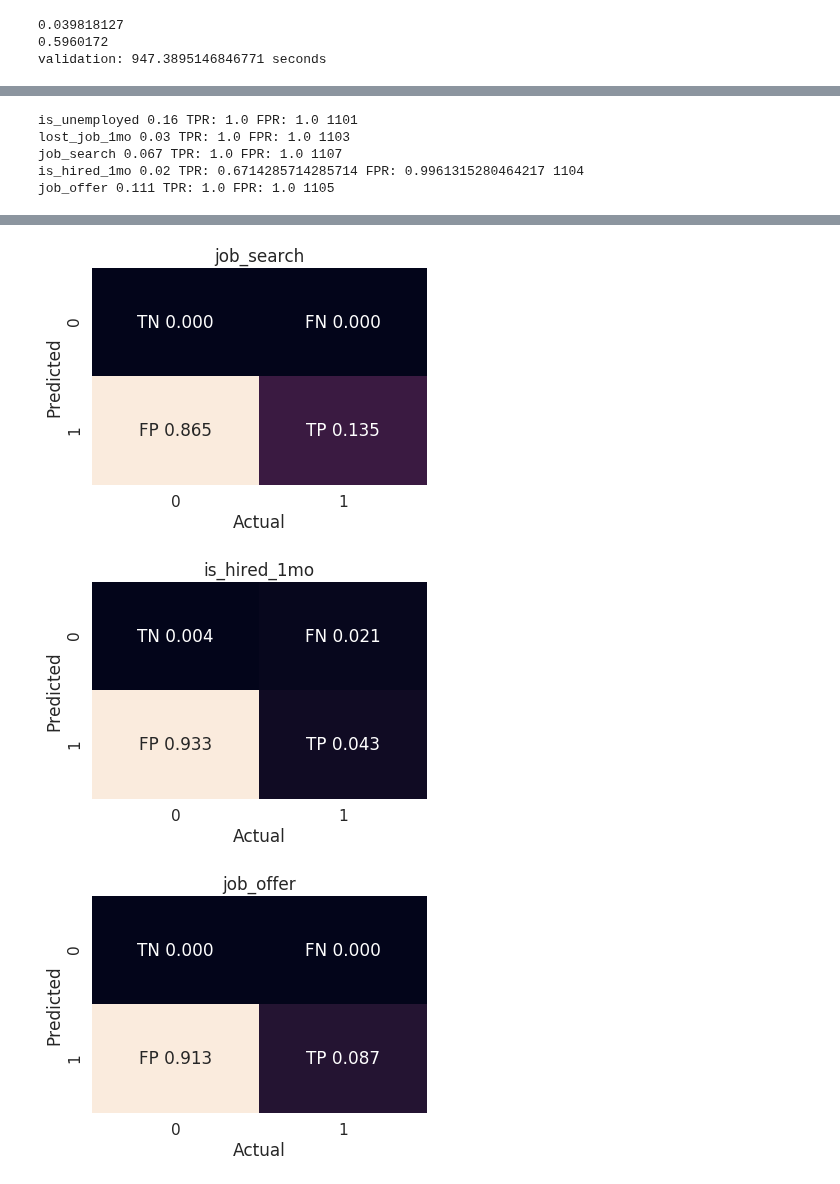
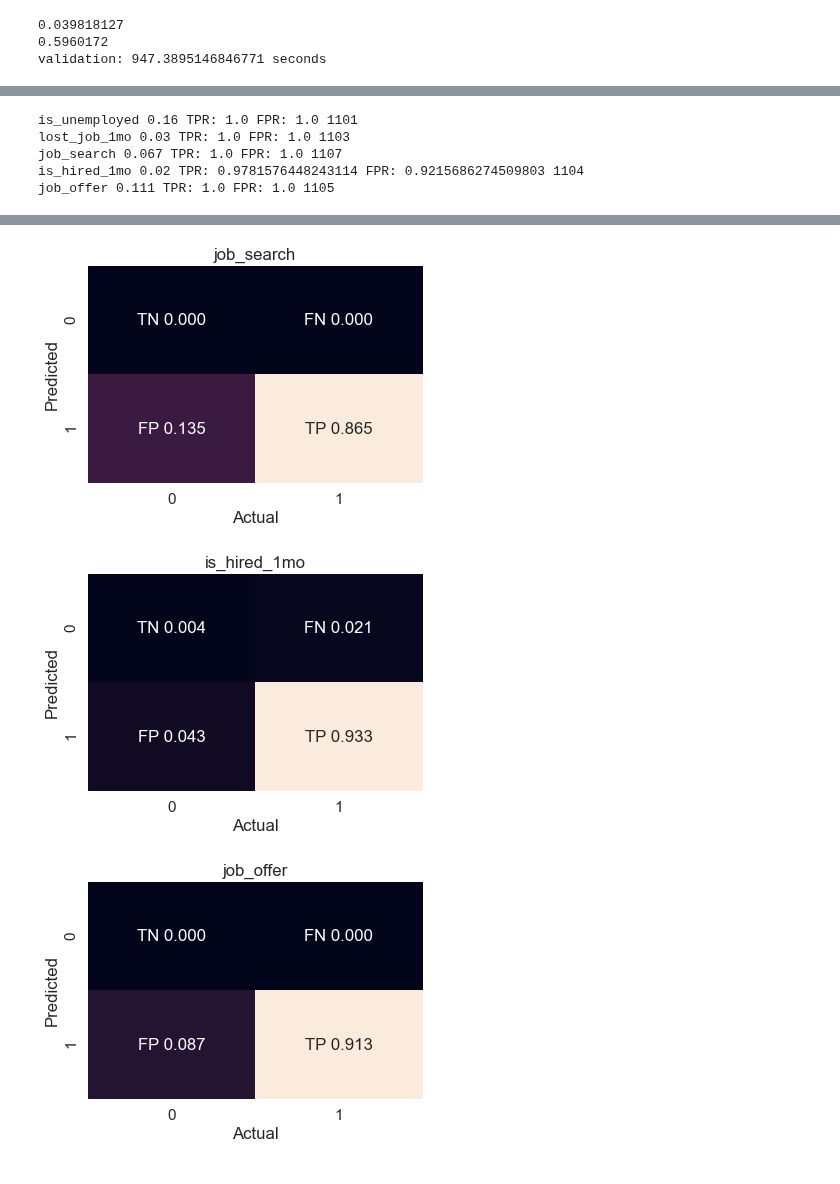
Before and after one commit to spfraib/twitter, a Jupyter notebook: 8-boundary-classified/dval8.2-hitograms, confusion, ROC.ipynb, the cells around one changed output, grey strips where cells are left out. Drawn from its saved outputs; the diff is of its cells as text; code cells hidden in the pictures.

```diff
--- a/8-boundary-classified/dval8.2-hitograms, confusion, ROC.ipynb
+++ b/8-boundary-classified/dval8.2-hitograms, confusion, ROC.ipynb
@@ -235,6 +235,15 @@ time taken to load all this stuff: 15.333245992660522 seconds
 [figure]
 # %%
 # histograms plot
+
+import pickle
+
+with open("./all_pred_8.2.pkl", 'rb') as f:
+    # The protocol version used is detected automatically, so we do not
+    # have to specify it.
+    all_pred = pickle.load(f)
+
+
 for column in ["is_unemployed", "lost_job_1mo", "job_search", "is_hired_1mo", "job_offer"]:
     print(column)
     merged = all_pred[column]
@@ -249,8 +258,8 @@ for column in ["is_unemployed", "lost_job_1mo", "job_search", "is_hired_1mo", "j
 
     # plt..yscale(value)
     plt.title(column)
-    ax.legend()
+#     ax.legend()
 
-    plt.savefig('/scratch/da2734/twitter/mturk_mar6/data_binary/plot_{}.png'.format(column))
+#     plt.savefig('/scratch/da2734/twitter/mturk_mar6/data_binary/plot_{}.png'.format(column))
 # %% [output]
 is_unemployed
@@ -398,12 +402,15 @@ load model: 868.0600974559784 seconds
 0.5960172
 validation: 947.3895146846771 seconds
 # %%
-# ROC plot
+# ROC plot from learner.validate()
 %matplotlib inline
 import matplotlib
 import matplotlib.pyplot as plt
 
-
+with open("./ROC_dict_8.2.pkl", 'rb') as f:
+    # The protocol version used is detected automatically, so we do not
+    # have to specify it.
+    ROC_dict = pickle.load(f)
 
 for column in ["is_unemployed", "lost_job_1mo", "job_search", "is_hired_1mo", "job_offer"]:
 
@@ -463,4 +555,6 @@ for column in ["is_unemployed", "lost_job_1mo", "job_search", "is_hired_1mo", "j
 # %%
+# confusion matrix
+
 import seaborn as sn
 from matplotlib.colors import ListedColormap
 
@@ -481,8 +575,8 @@ for column in ["is_unemployed", "lost_job_1mo", "job_search", "is_hired_1mo", "j
 #     print(threshold)
 
 #     print(merged.loc[merged['pos_model'] > 0.9])
-    TP = np.sum(merged.loc[merged['pos_model'] > threshold, 'pos'])
-    FP = np.sum(merged.loc[merged['pos_model'] > threshold, 'neg'])
+    TP = np.sum(merged.loc[merged['pos_model'] > threshold, 'neg'])
+    FP = np.sum(merged.loc[merged['pos_model'] > threshold, 'pos'])
     TN = np.sum(merged.loc[merged['pos_model'] < threshold, 'neg'])
     FN = np.sum(merged.loc[merged['pos_model'] < threshold, 'pos'])
 #     TN = np.sum(merged.loc[merged['neg_model'] > threshold, 'neg'])
@@ -515,11 +609,11 @@ for column in ["is_unemployed", "lost_job_1mo", "job_search", "is_hired_1mo", "j
 
 #     break
 
-load from pickles
-why am I getting different results between ROC curve and confusion matrices at the same thresholds?
+# load from pickles
+# why am I getting different results between ROC curve and confusion matrices at the same thresholds?
 # %% [output]
 is_unemployed 0.16 TPR: 1.0 FPR: 1.0 1101
 lost_job_1mo 0.03 TPR: 1.0 FPR: 1.0 1103
 job_search 0.067 TPR: 1.0 FPR: 1.0 1107
-is_hired_1mo 0.02 TPR: 0.6714285714285714 FPR: 0.9961315280464217 1104
+is_hired_1mo 0.02 TPR: 0.9781576448243114 FPR: 0.9215686274509803 1104
 job_offer 0.111 TPR: 1.0 FPR: 1.0 1105
@@ -528,3 +622,3 @@ job_offer 0.111 TPR: 1.0 FPR: 1.0 1105
-[figure, old version]
+[figure, new version]
-[figure, old version]
+[figure, new version]
-[figure, old version]
+[figure, new version]
```
Also changed, not shown: parts of 6 cells of this notebook, 1 other file.
